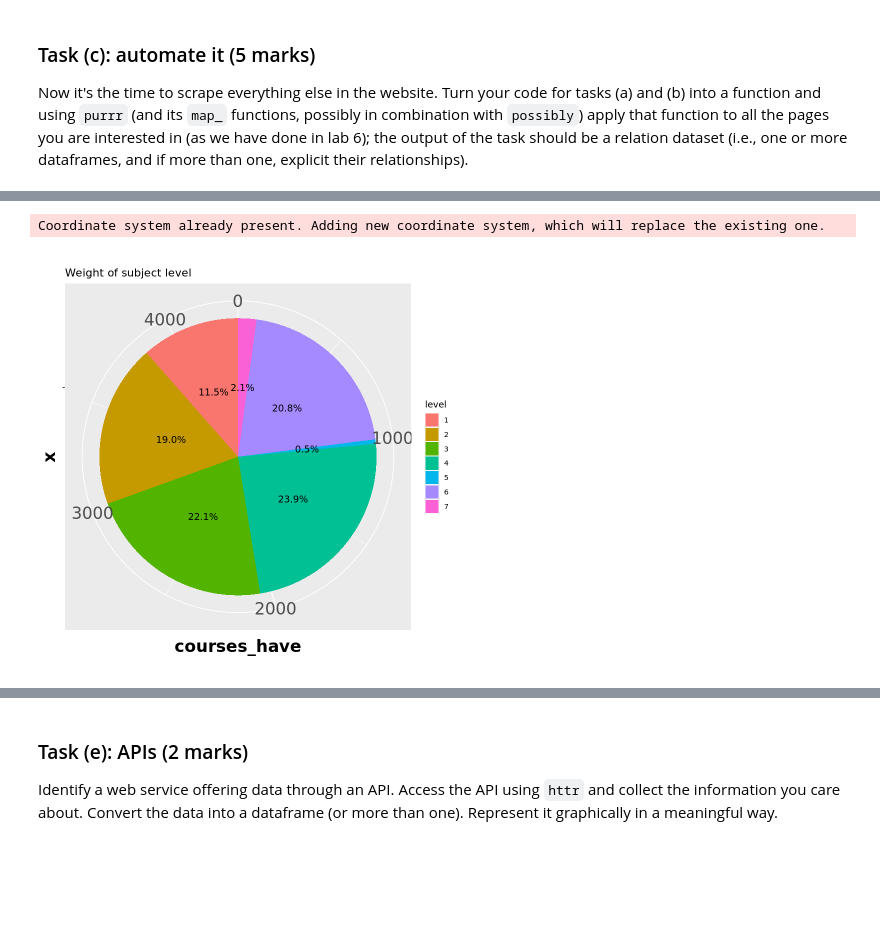
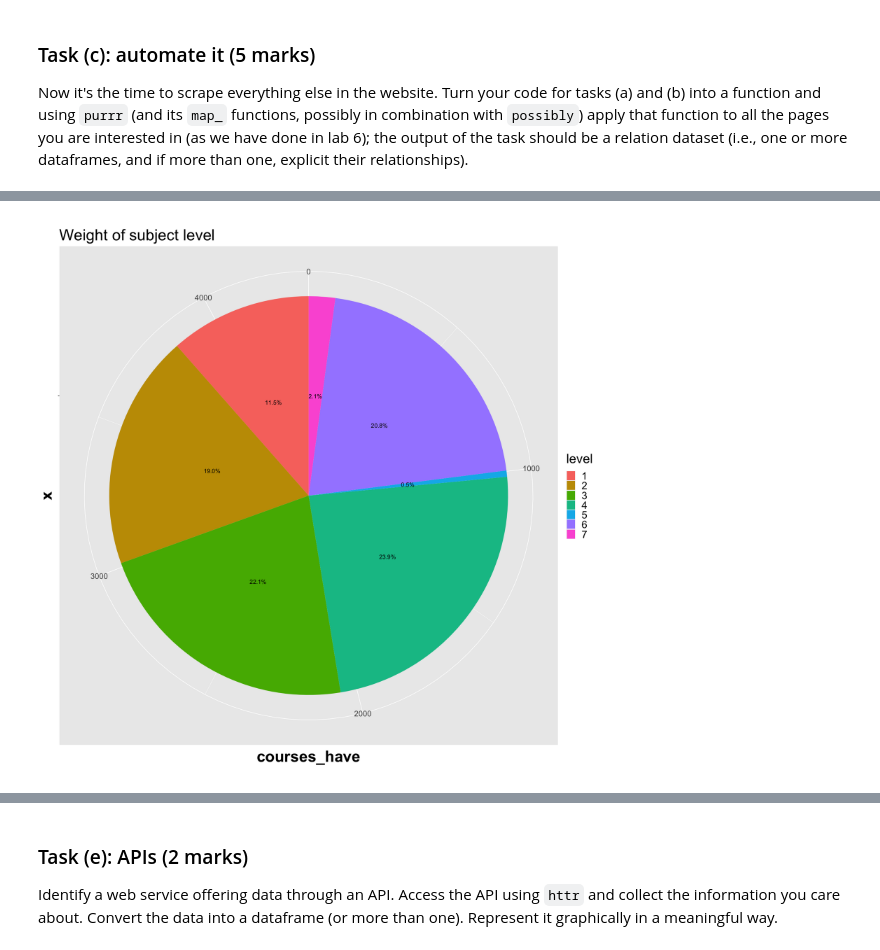
Before and after one commit to damiansastre/data201, a Jupyter notebook: DATA201_Assignment2.ipynb, the cells around one changed output, grey strips where cells are left out. Cells and saved outputs as stored; diff of their text form; code cells hidden in the pictures; blank space fills up the shorter version.

```diff
--- a/DATA201_Assignment2.ipynb
+++ b/DATA201_Assignment2.ipynb
@@ -276,2 +401,5 @@ Now it's the time to scrape everything else in the website. Turn your code for t
 
 Use graphics (via `ggplot`) to represent the data you collected in a meaningful way.
+# %%
+lecturers <- read.csv('lecturers_raw.csv')
+subjects <- read.csv('subjects_raw.csv')
@@ -278,3 +408,12 @@ Use graphics (via `ggplot`) to represent the data you collected in a meaningful
+# %%
+options(repr.plot.width=15, repr.plot.height=15, repr.plot.pointsize=1000) # Setting plot size as a global option.
+
+base_theme <- theme(plot.title=element_text(size=30), # Setting a default size for all text in our plots.
+                    axis.title=element_text(size=30),
+                    axis.text.x=element_text(size=15),
+                    axis.text.y=element_text(size=15),
+                    legend.title=element_text(size=25),
+                    legend.text=element_text(size=20))
 # %%
 data <- subjects %>%
              select(course_code) %>%
@@ -327,31 +466,22 @@ Warning message:
 # %%
-# data <- subjects %>%
-#                     select(course_code) %>%
-#                     rename(subject_name = course_code) %>%
-#                     mutate(subject_name = substr(subject_name, 1,4)) %>%
-#                     group_by(subject_name) %>%
-#                     summarise(courses_in_subject=n(), per=courses_in_subject/nrow(subjects)) %>%
-#                     mutate(labels = scales::percent(per))
-
 data_level <- subjects %>%
                     select(course_code) %>%
                     mutate(level = substr(course_code, 5,5)) %>%
                     group_by(level) %>%
                     summarise(courses_have=n()) %>%
                     filter(level >= 1) %>%
                     mutate(per = courses_have/sum(courses_have)) %>%
                     mutate(labels = scales::percent(per))
 
 pie_level_weight<- ggplot(data_level, aes(x="", y=courses_have, fill=level))+
         geom_bar(width = 1, stat = "identity") +
         coord_polar("y", start=0) +
         geom_text(aes(label = labels),position = position_stack(vjust = 0.5), size=4) +
-        coord_polar(theta = "y") +
         labs( title = "Weight of subject level") +
         theme(axis.text=element_text(size=20),
-        axis.title=element_text(size=20,face="bold"))
+        axis.title=element_text(size=20,face="bold")) + base_theme
+
 pie_level_weight
 # %% [output]
-Coordinate system already present. Adding new coordinate system, which will replace the existing one.
-[figure, old version]
+[figure, new version]
 # %%
```
Also changed, not shown: parts of 37 cells of this notebook, 5 other files.
